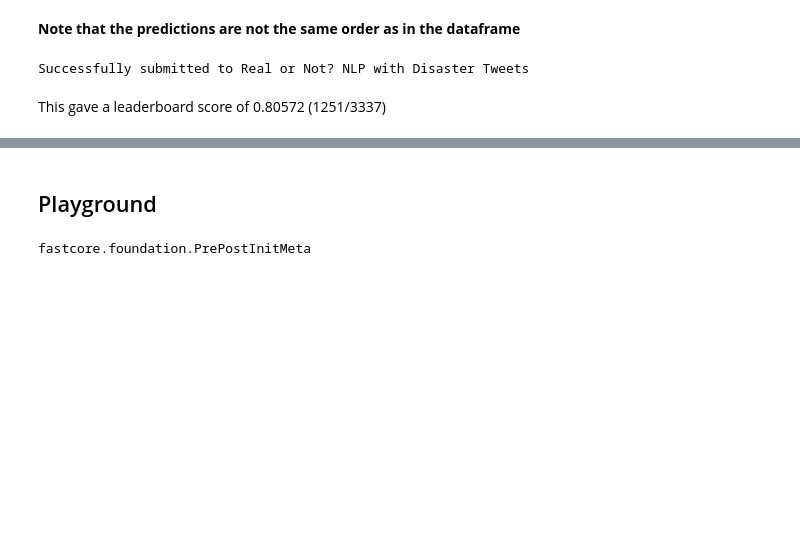
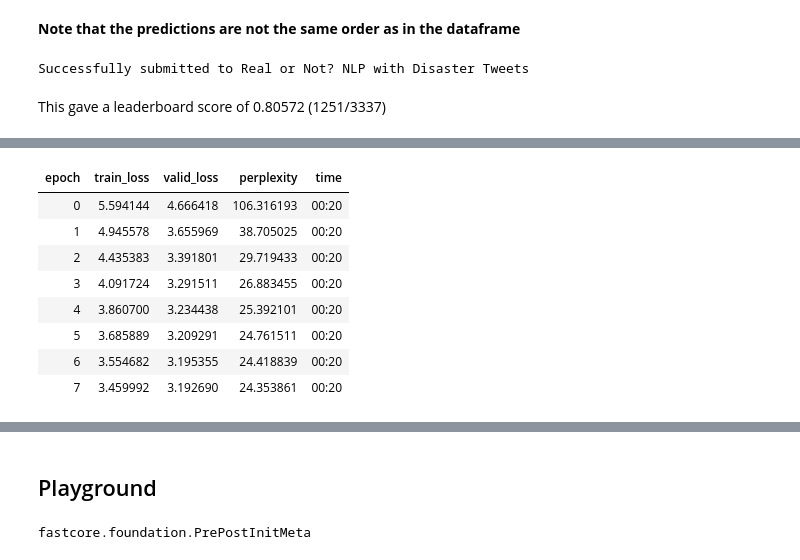
Before and after one commit to achinta/machine-learning, a Jupyter notebook: kaggle/nlp-getting-started/nlp-getting-started.ipynb, the cells around one changed output, grey strips where cells are left out. Drawn from its saved outputs; the diff is of its cells as text; code cells hidden in the pictures; blank space fills up the shorter version.

Commit message:
added abbreviations - no improvement

```diff
--- a/kaggle/nlp-getting-started/nlp-getting-started.ipynb
+++ b/kaggle/nlp-getting-started/nlp-getting-started.ipynb
@@ -188,0 +191,32 @@ This gave a leaderboard score of 0.80572 (1251/3337)
+# %%
+# Thanks to https://www.kaggle.com/rftexas/text-only-kfold-bert
+with open('abbreviations.json','r') as f:
+    abbreviations = json.load(f)
+# %%
+class MySpacyTokenizer(SpacyTokenizer):
+    def __init__(self, lang='en', special_toks=None, buf_sz=5000):
+        super().__init__(lang, special_toks, buf_sz)
+        self.abbr = abbreviations
+
+    def __call__(self, items):
+        # replace abbreviation with ites expansion fo
+        if self.abbr:
+            items2 = [' '.join([abbreviations.get(o, o) for o in item.split()]) for item in items]
+        else:
+            items2 = items
+        return super().__call__(items2)
+# %%
+text_col = 'text'
+text_transform_block = TextBlock.from_df(text_cols=[text_col], tok_func=MySpacyTokenizer, is_lm=True)
+
+# DataBlock is a "Generic container to quickly build `Datasets` and `DataLoaders`"
+# In other words, it contains the 'blocks of transformations to x andy', how to get x,
+# how to get y and how to split them. We create a dataloader out of it by providing
+# the datasource and batch size.
+
+lm_dl = DataBlock(
+    blocks=text_transform_block,
+    get_x=attrgetter(text_col),
+    splitter=RandomSplitter()
+).dataloaders(df, bs=256, seq_len=72)
+print(len(lm_dl.vocab))
@@ -188,0 +226,14 @@ This gave a leaderboard score of 0.80572 (1251/3337)
+# %%
+learn = language_model_learner(lm_dl, AWD_LSTM, metrics=Perplexity())
+learn.fit_one_cycle(8, 2e-2, moms=(0.8, 0.7, 0.8))
+learn.save('lm_1')
+# %% [output]
+| epoch | train_loss | valid_loss | perplexity | time |
+| 0 | 5.594144 | 4.666418 | 106.316193 | 00:20 |
+| 1 | 4.945578 | 3.655969 | 38.705025 | 00:20 |
+| 2 | 4.435383 | 3.391801 | 29.719433 | 00:20 |
+| 3 | 4.091724 | 3.291511 | 26.883455 | 00:20 |
+| 4 | 3.860700 | 3.234438 | 25.392101 | 00:20 |
+| 5 | 3.685889 | 3.209291 | 24.761511 | 00:20 |
+| 6 | 3.554682 | 3.195355 | 24.418839 | 00:20 |
+| 7 | 3.459992 | 3.192690 | 24.353861 | 00:20 |
```
Also changed, not shown: parts of 30 cells of this notebook.
